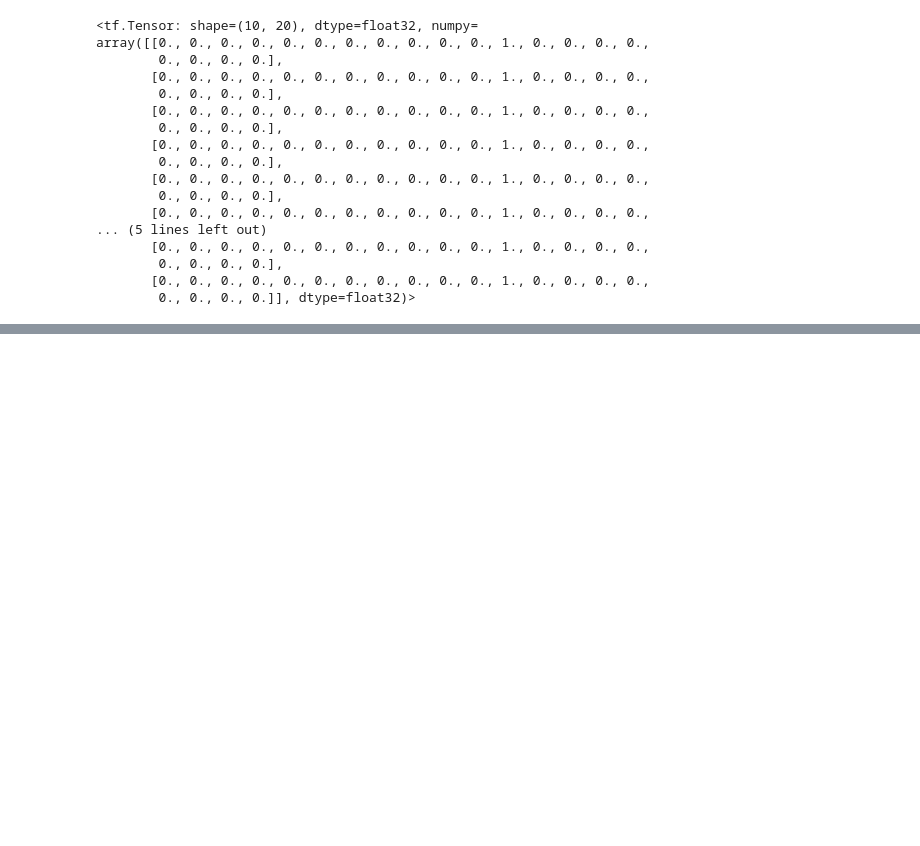
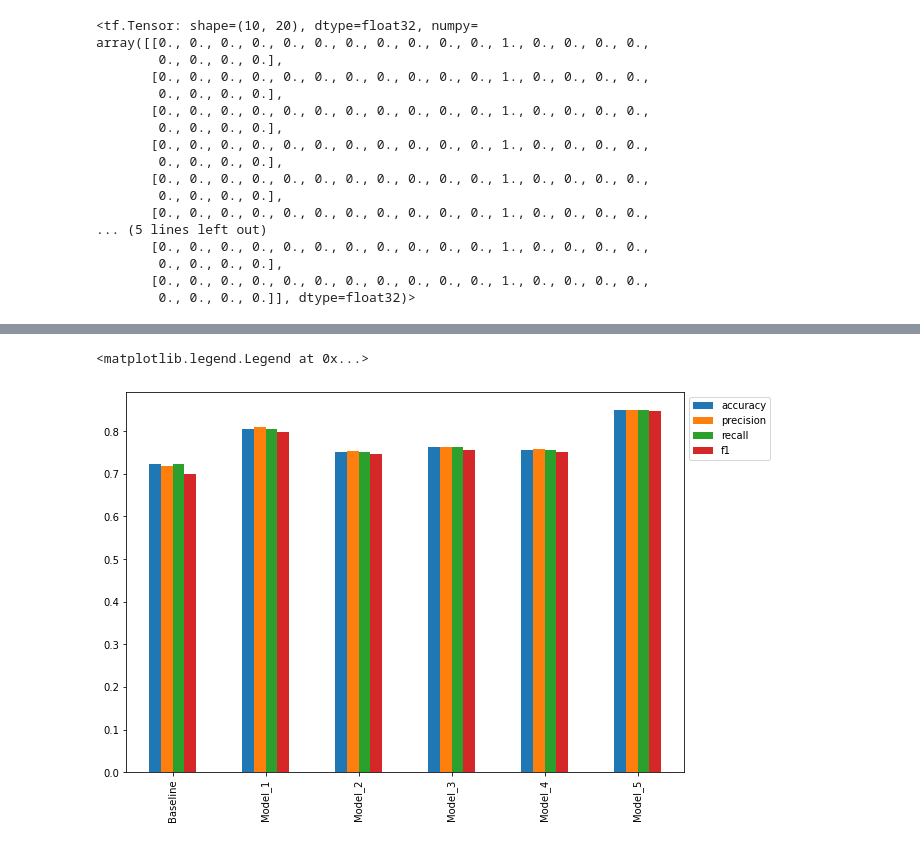
Before and after one commit to danielmacedodc/CV-and-DL-Course, a Jupyter notebook: NLP Project/NLP_Project.ipynb, the cells around one changed output, grey strips where cells are left out. Saved outputs shown, nothing was run; the diff lists cells and outputs as text; code cells hidden in the pictures; blank space fills up the shorter version.

```diff
--- a/NLP Project/NLP_Project.ipynb
+++ b/NLP Project/NLP_Project.ipynb
@@ -1164,0 +1293,4 @@ array([[0., 0., 0., 0., 0., 0., 0., 0., 0., 0., 0., 1., 0., 0., 0., 0.,
+# %%
+# getting class predictions
+model_5_preds = tf.argmax(model_5_preds_probs, axis=1)
+model_5_preds
@@ -1164,0 +1299,4 @@ array([[0., 0., 0., 0., 0., 0., 0., 0., 0., 0., 0., 1., 0., 0., 0., 0.,
+# %%
+# getting model 5 results
+model_5_results = help_me.calculate_results(y_true=test_labels_enc, y_pred=model_5_preds)
+model_5_results
@@ -1164,0 +1317,5 @@ array([[0., 0., 0., 0., 0., 0., 0., 0., 0., 0., 0., 1., 0., 0., 0., 0.,
+# %%
+# combining model results into a dataframe
+results = pd.DataFrame({'Baseline': baseline_results, 'Model_1':model_1_results, 'Model_2':model_2_results,
+                       'Model_3':model_3_results, 'Model_4':model_4_results, 'Model_5':model_5_results})
+results = results.transpose()
@@ -1164,0 +1333,9 @@ array([[0., 0., 0., 0., 0., 0., 0., 0., 0., 0., 0., 1., 0., 0., 0., 0.,
+# %%
+# Reduce accuracy to same scale as other metrics
+results['accuracy'] = results['accuracy']/100
+# %%
+# Plotting the model results
+results.plot(kind='bar', figsize=(10,7)).legend(bbox_to_anchor=(1.0,1.0))
+# %% [output]
+<matplotlib.legend.Legend at 0x...>
+[figure, added]
```
Also changed, not shown: parts of 47 cells of this notebook, 1 other file.
